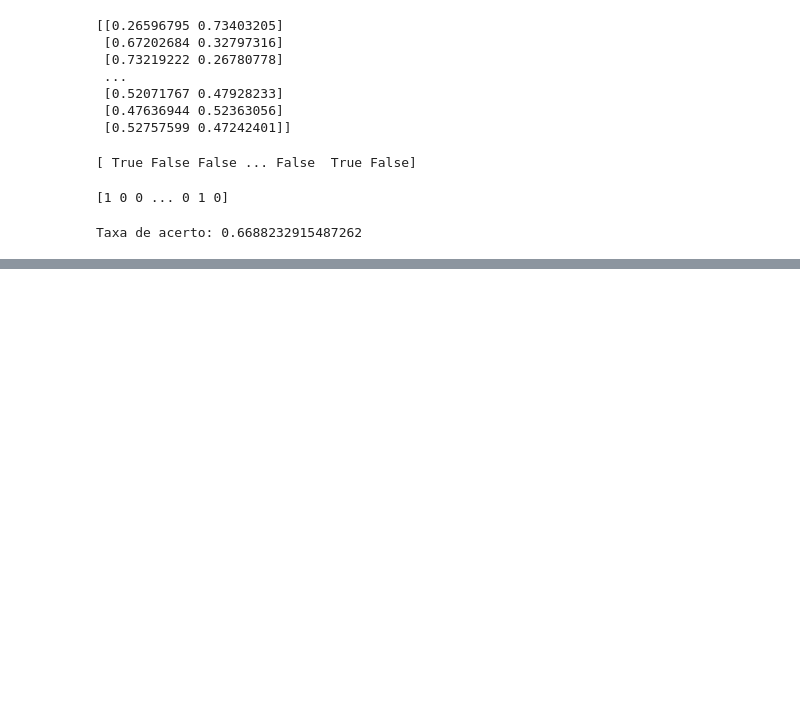
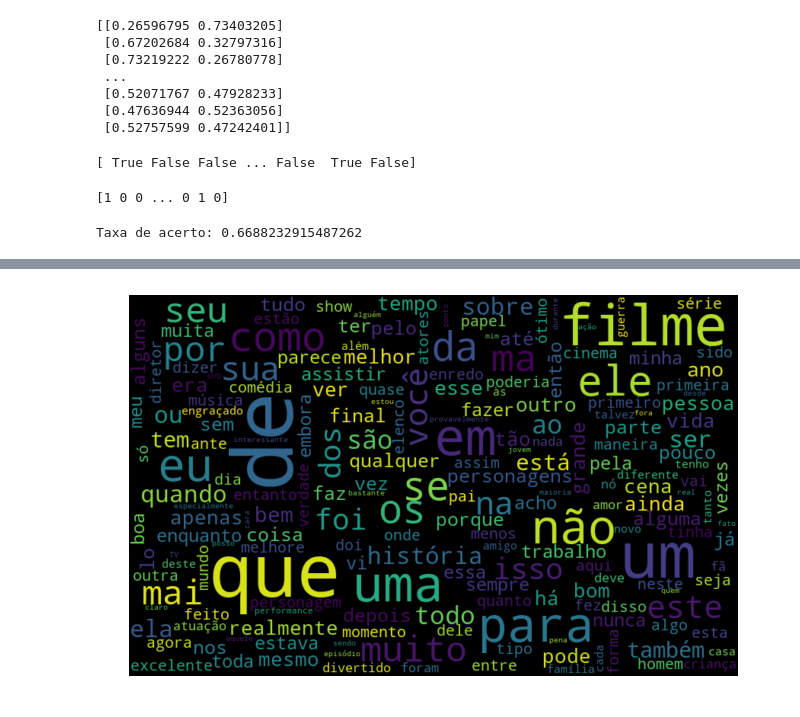
Before and after one commit to izmcm/machine-learning, a Jupyter notebook: [PLN]analise-filmes.ipynb, the cells around one changed output, grey strips where cells are left out. Cells and saved outputs as stored; diff of their text form; code cells hidden in the pictures; blank space fills up the shorter version.

Commit message:
see positives and negatives words

```diff
--- a/[PLN]analise-filmes.ipynb
+++ b/[PLN]analise-filmes.ipynb
@@ -148,0 +181,13 @@ Taxa de acerto: 0.6688232915487262
+# %%
+# palavras positivas
+posReview = review.query("sentiment=='pos'")
+wordsPos = ' '.join([word for word in posReview["text_pt"]])
+# %%
+cloudPos = WordCloud(width=800, height=500, max_font_size=110, collocations=False).generate(wordsPos)
+# %%
+plt.figure(figsize=(30,7))
+plt.imshow(cloudPos, interpolation="bilinear")
+plt.axis("off")
+plt.show()
+# %% [output]
+[figure, added]
```
Also changed, not shown: parts of 6 cells of this notebook.
